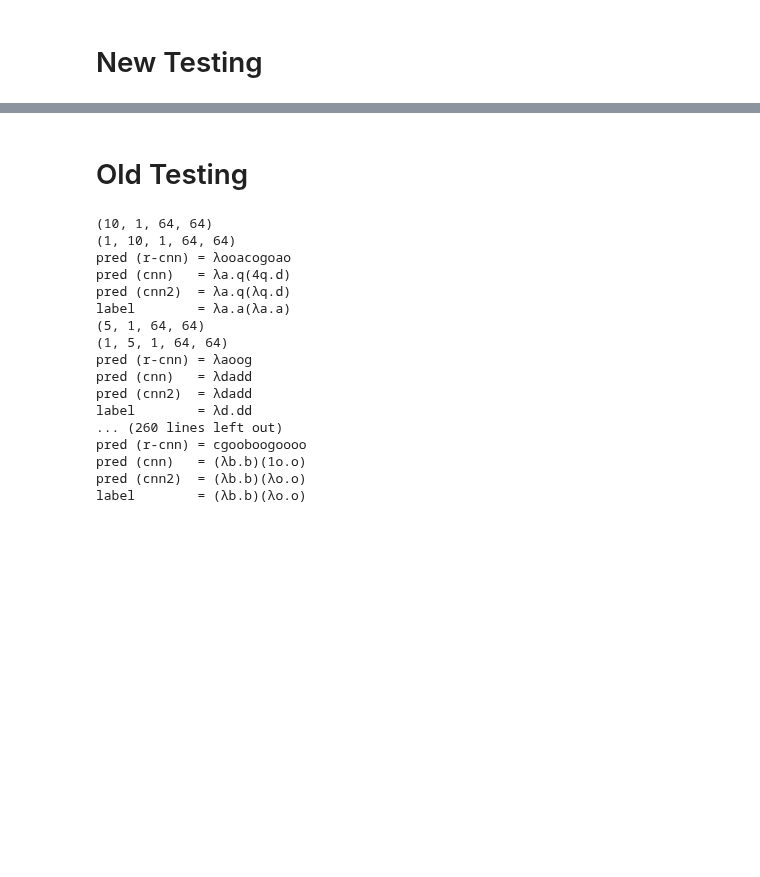
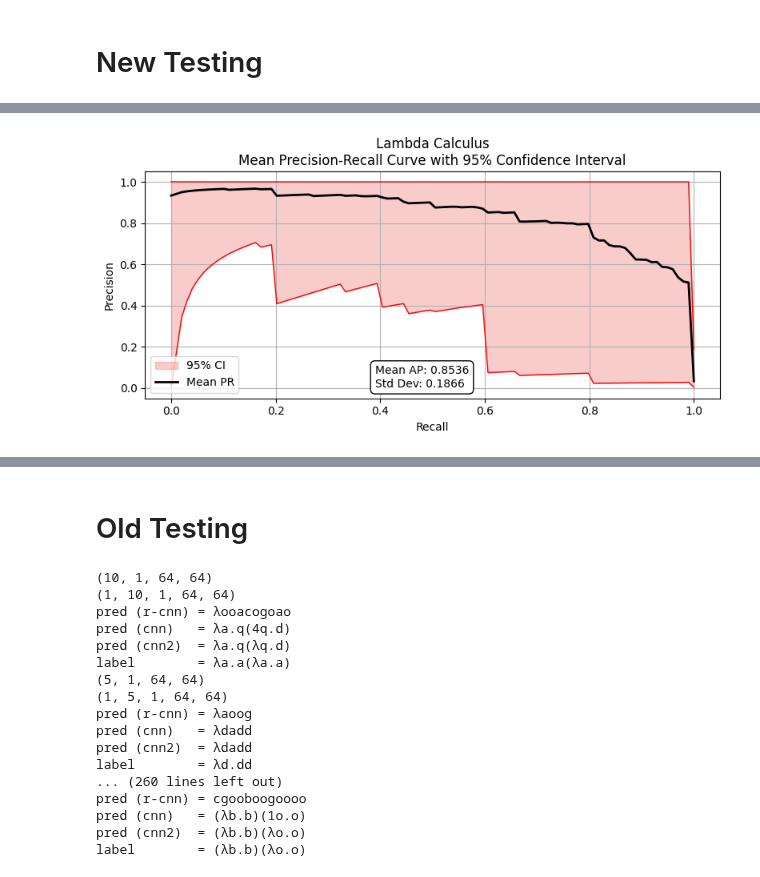
Before and after one commit to A-Team-Name/ocr-model-training, a Jupyter notebook: testing/test.ipynb, the cells around one changed output, grey strips where cells are left out. Cells and saved outputs as stored; diff of their text form; code cells hidden in the pictures; blank space fills up the shorter version.

```diff
--- a/testing/test.ipynb
+++ b/testing/test.ipynb
@@ -308,0 +482,20 @@ for word in lc_words:
+# %%
+
+fixed_py_words = []
+
+
+for word in py_words:
+
+
+    new_chars = []
+    for char in word:
+
+        if np.all(char == dot_match):
+            char = dot_np
+
+        new_chars.append(char)
+
+        #plt.imshow(char[0, :, :], cmap="gray")
+        #plt.show()
+
+    fixed_py_words.append(np.stack(new_chars, 0))
@@ -454,0 +890,76 @@ ValueError: chr() arg not in range(0x110000)
+# %%
+import numpy as np
+import matplotlib.pyplot as plt
+from sklearn.metrics import precision_recall_curve, average_precision_score
+from sklearn.preprocessing import label_binarize
+
+# One-hot encode targets
+all_targets_onehot = label_binarize(all_targets, classes=np.arange(len(lc_classes)))
+
+# Store PR data
+precision_list = []
+recall_list = []
+ap_list = []
+
+for i in range(len(lc_classes)):
+    y_true = all_targets_onehot[:, i]
+    y_score = all_probs[:, i]
+
+    if np.unique(y_true).size < 2:
+        continue
+
+    precision, recall, _ = precision_recall_curve(y_true, y_score)
+    ap = average_precision_score(y_true, y_score)
+
+    precision_list.append(precision)
+    recall_list.append(recall)
+    ap_list.append(ap)
+
+# Interpolate to common recall grid
+recall_grid = np.linspace(0, 1, 100)
+precision_interp = []
+
+for p, r in zip(precision_list, recall_list):
+    interp = np.interp(recall_grid, r[::-1], p[::-1])  # reverse to make increasing
+    precision_interp.append(interp)
+
+precision_interp = np.array(precision_interp)
+mean_precision = np.mean(precision_interp, axis=0)
+lower_precision = np.percentile(precision_interp, 2.5, axis=0)
+upper_precision = np.percentile(precision_interp, 97.5, axis=0)
+
+# Plot
+plt.figure(figsize=(8, 4))
+
+# Shaded CI
+plt.fill_between(recall_grid, lower_precision, upper_precision, alpha=0.4, color='lightcoral', label='95% CI')
+
+# Min and Max curves (optional but matching ROC style)
+plt.plot(recall_grid, lower_precision, color='red', linewidth=1.0, linestyle='solid')
+plt.plot(recall_grid, upper_precision, color='red', linewidth=1.0, linestyle='solid')
+
+# Mean PR curve
+plt.plot(recall_grid, mean_precision, color='black', linewidth=2.0, label='Mean PR')
+
+# Plot formatting
+plt.xlabel('Recall')
+plt.ylabel('Precision')
+plt.title('Lambda Calculus\nMean Precision-Recall Curve with 95% Confidence Interval')
+plt.legend(loc='lower left')
+plt.grid(True)
+plt.tight_layout()
+
+# Optional: Annotate AP
+mean_ap = np.mean(ap_list)
+std_ap = np.std(ap_list)
+
+plt.annotate(
+    f"Mean AP: {mean_ap:.4f}\nStd Dev: {std_ap:.4f}",
+    xy=(0.4, 0.05), xycoords='axes fraction',
+    fontsize=10,
+    bbox=dict(boxstyle="round,pad=0.4", fc="white", ec="black", lw=1)
+)
+
+plt.show()
+# %% [output]
+[figure, added]
```
Also changed, not shown: parts of 41 cells of this notebook, 13 other files.
